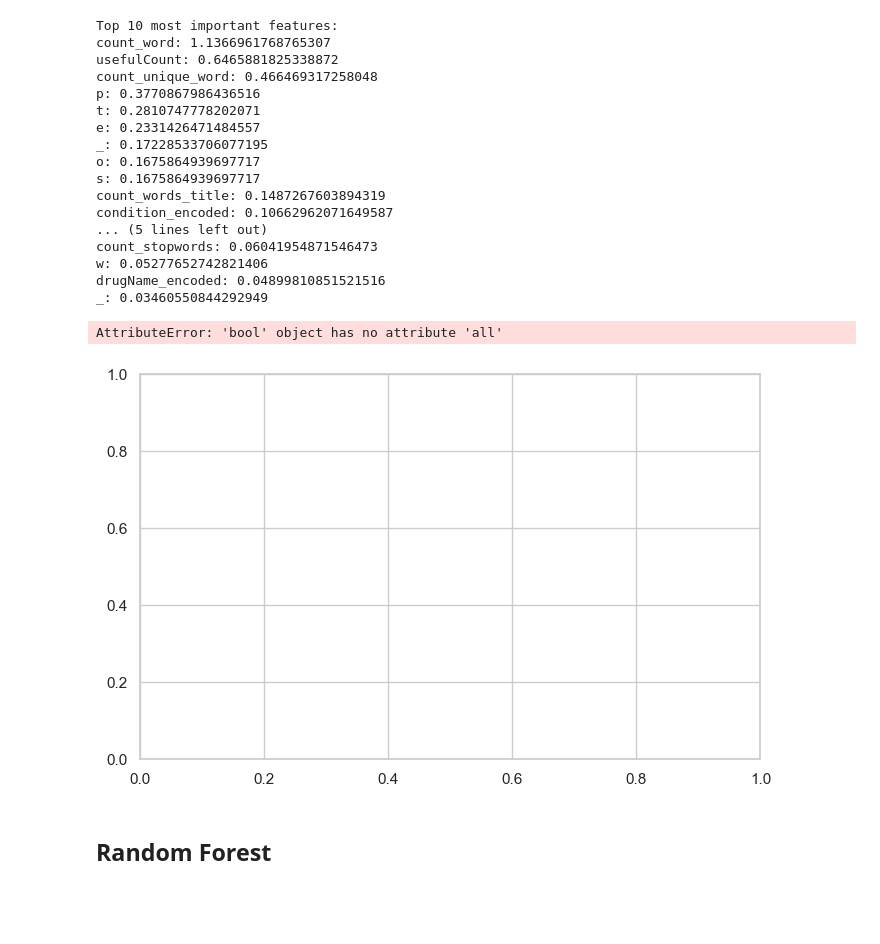
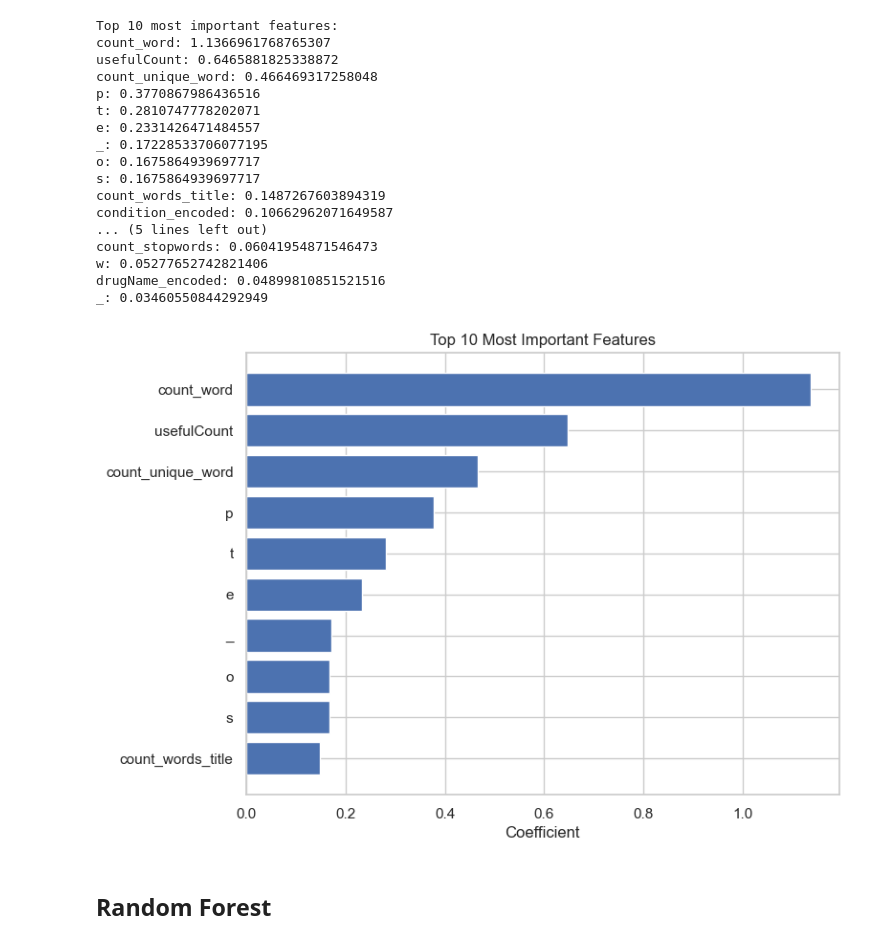
Before and after one commit to helenaglaring/AIML, a Jupyter notebook: AIML_drug_review.ipynb, the cells around one changed output. Drawn from its saved outputs; the diff is of its cells as text; code cells hidden in the pictures; blank space fills up the shorter version.

```diff
--- a/AIML_drug_review.ipynb
+++ b/AIML_drug_review.ipynb
@@ -1631,21 +1636,25 @@ count_stopwords: 0.06041954871546473
 w: 0.05277652742821406
 drugName_encoded: 0.04899810851521516
 _: 0.03460550844292949
-# %%
-sns.set(style='whitegrid')
-fig, ax = plt.subplots(figsize=(8, 5))
-barplot = sns.barplot(x=coefficients, y=range(10), color='royalblue')
-
-# Set the x-axis tick labels to the feature names
-barplot.set_xticklabels(features)
-
-# Set the title and axis labels
-ax.set_title('Top 10 Most Important Features', fontsize=14, fontweight='bold')
-ax.set_xlabel('Coefficient', fontsize=12)
-ax.set_ylabel('Feature', fontsize=12)
-# %% [output]
-AttributeError: 'bool' object has no attribute 'all'
-[figure, removed]
+# %%
+
+
+# Get the top 10 most important features and their coefficients
+top_features = feature_importance[:10]
+features, importances = zip(*top_features)
+
+# Create a horizontal bar plot
+fig, ax = plt.subplots(figsize=(8, 6))
+ax.barh(range(len(features)), importances, align='center')
+ax.set_yticks(range(len(features)))
+ax.set_yticklabels(features)
+ax.invert_yaxis()  # invert the y-axis to show the most important feature on top
+ax.set_xlabel('Coefficient')
+ax.set_title('Top 10 Most Important Features')
+
+plt.show()
+# %% [output]
+[figure, added]
 # %% [markdown]
 ## Random Forest
 # %% [markdown]
```
Also changed, not shown: parts of 25 cells of this notebook.
